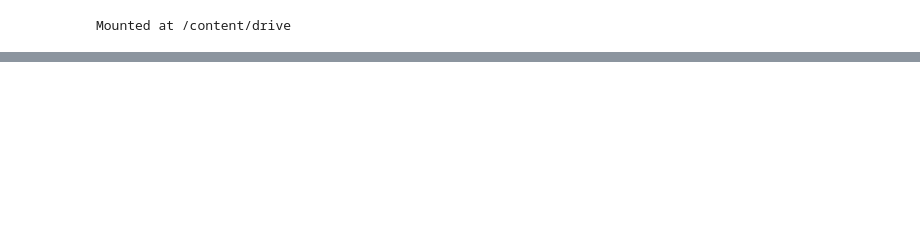
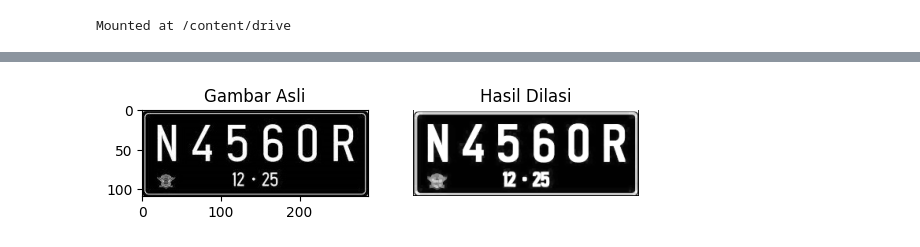
Before and after one commit to Vangzbill/PCVK_Ganjil_2023, a Jupyter notebook: Week9.ipynb, the cells around one changed output, grey strips where cells are left out. Cells and saved outputs as stored; diff of their text form; code cells hidden in the pictures; blank space fills up the shorter version.

```diff
--- a/Week9.ipynb
+++ b/Week9.ipynb
@@ -454,0 +43,24 @@ plt.show()
+# %%
+# fungsi dilasi
+def dilate(image):
+    # Define the structuring element
+    kernel = np.array([[0, 1, 0], [1, 1, 1], [0, 1, 0]], dtype=np.uint8)
+
+    # Define the output image
+    output = np.zeros_like(image)
+
+    # Get the height and width of the image
+    height, width = image.shape[:2]
+
+    # Loop over each pixel in the image
+    for i in range(1, height - 1):
+        for j in range(1, width - 1):
+            # Get the neighborhood of the pixel
+            neighborhood = image[i-1:i+2, j-1:j+2]
+
+            # Perform the dilation operation
+            output[i,j] = cv2.bitwise_or(neighborhood, kernel).max()
+
+    return output
+
+    print(kernel)
@@ -454,0 +79,14 @@ plt.show()
+# %%
+# hasil
+fig, axs = plt.subplots(1, 2)
+axs[0].imshow(plat, cmap="gray")
+axs[0].set_title('Gambar Asli')
+plt.axis('off')
+
+axs[1].imshow(dilated_plat, cmap="gray")
+axs[1].set_title('Hasil Dilasi')
+plt.axis('off')
+
+plt.show()
+# %% [output]
+[figure, added]
```
Also changed, not shown: parts of 77 cells of this notebook.
